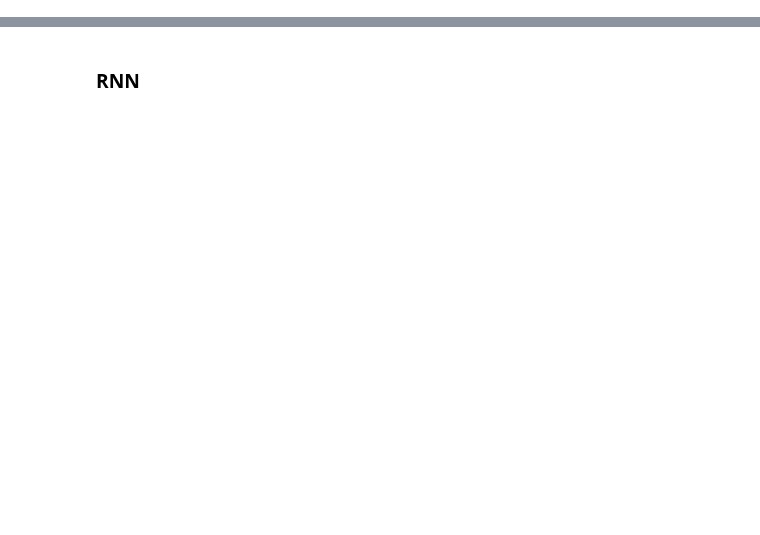
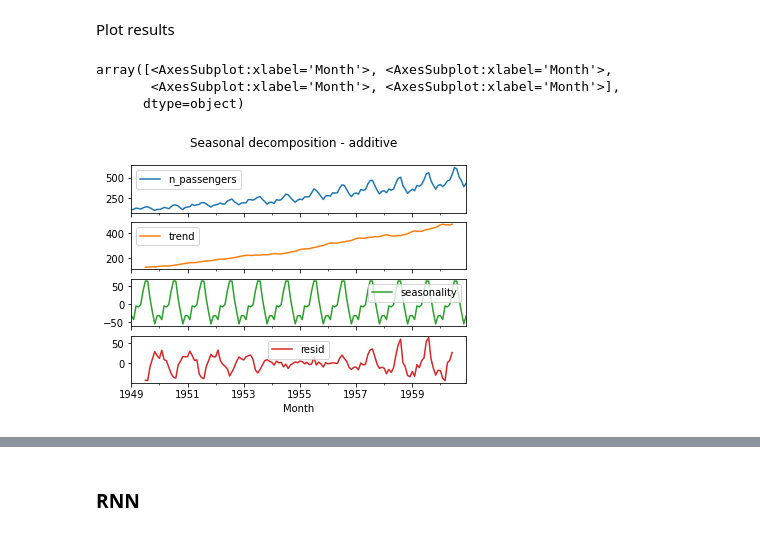
Before and after one commit to snuhcs/time-series-2022, a Jupyter notebook: Notebook/Lecture 6 - RNNs for Time-series.ipynb, the cells around one changed output, grey strips where cells are left out. Drawn from its saved outputs; the diff is of its cells as text; code cells hidden in the pictures; blank space fills up the shorter version.

```diff
--- a/Notebook/Lecture 6 - RNNs for Time-series.ipynb
+++ b/Notebook/Lecture 6 - RNNs for Time-series.ipynb
@@ -481,0 +155,20 @@ KeyError: 0
+# %%
+# create the dt
+seasonal_dt = y.to_frame()
+
+# calculate the trend component
+seasonal_dt["trend"] = seasonal_dt["n_passengers"].rolling(window=13, center=True).mean()
+
+# detrend the series
+seasonal_dt["detrended"] = seasonal_dt["n_passengers"] - seasonal_dt["trend"]
+
+# calculate the seasonal component
+seasonal_dt.index = pd.to_datetime(seasonal_dt.index)
+seasonal_dt["month"] = seasonal_dt.index.month
+seasonal_dt["seasonality"] = seasonal_dt.groupby("month")["detrended"].transform("mean")
+
+# get the residuals
+seasonal_dt["resid"] = seasonal_dt["detrended"] - seasonal_dt["seasonality"]
+
+# display the dt
+seasonal_dt.head(15)
@@ -481,0 +193,13 @@ KeyError: 0
+# %% [markdown]
+Plot results
+# %%
+(
+    seasonal_dt
+    .loc[:, ["n_passengers", "trend", "seasonality", "resid"]]
+    .plot(subplots=True, title="Seasonal decomposition - additive")
+)
+# %% [output]
+array([<AxesSubplot:xlabel='Month'>, <AxesSubplot:xlabel='Month'>,
+       <AxesSubplot:xlabel='Month'>, <AxesSubplot:xlabel='Month'>],
+      dtype=object)
+[figure, added]
```
Also changed, not shown: parts of 107 cells of this notebook, 1 other file.
